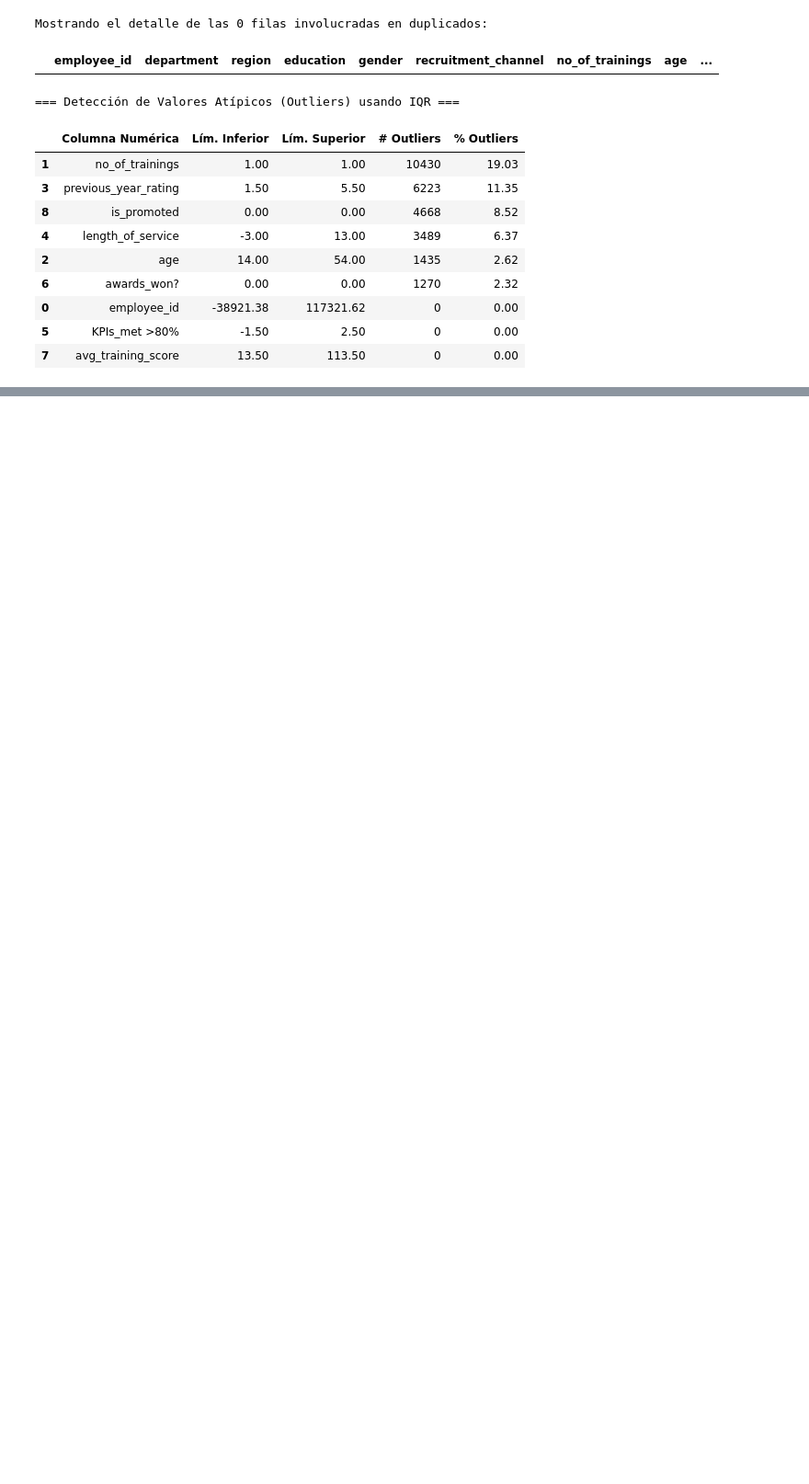
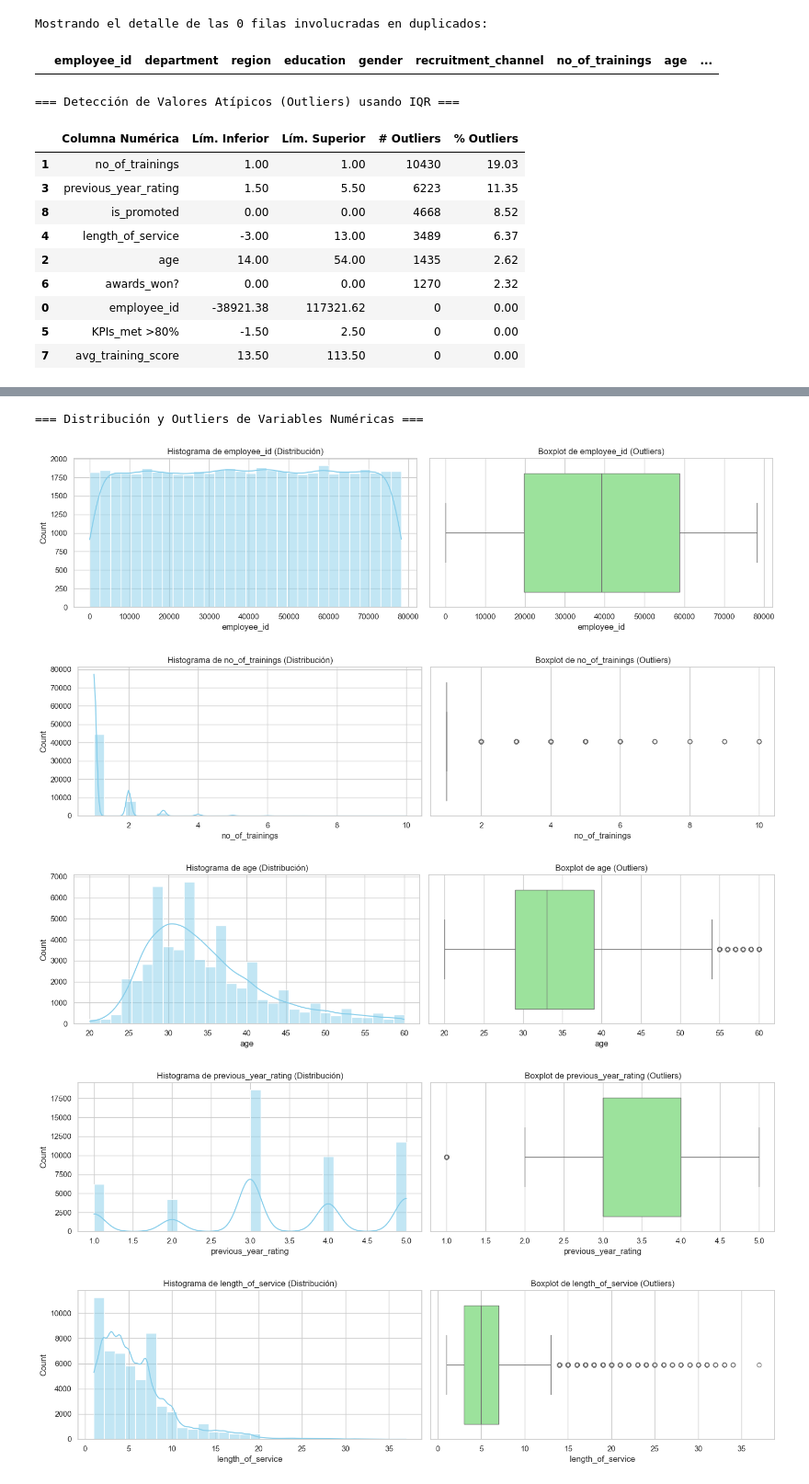
Before and after one commit to lMiaul/ML_TF, a Jupyter notebook: pipeline.ipynb, the cells around one changed output, grey strips where cells are left out. Shown at 92% size. Cells and saved outputs as stored; diff of their text form; code cells hidden in the pictures; blank space fills up the shorter version.

Commit message:
feat: add data visualization utilities for distribution, frequency, and correlation analysis in pipeline.ipynb

```diff
--- a/pipeline.ipynb
+++ b/pipeline.ipynb
@@ -300,0 +397,9 @@ tabla_outliers = detectar_outliers_iqr(df, columnas_numericas)
+# %%
+plot_numericas_dist(df, columnas_numericas)
+# %% [output]
+=== Distribución y Outliers de Variables Numéricas ===
+[figure, added]
+[figure, added]
+[figure, added]
+[figure, added]
+[figure, added]
```
Also changed, not shown: parts of 16 cells of this notebook, 1 other file.
